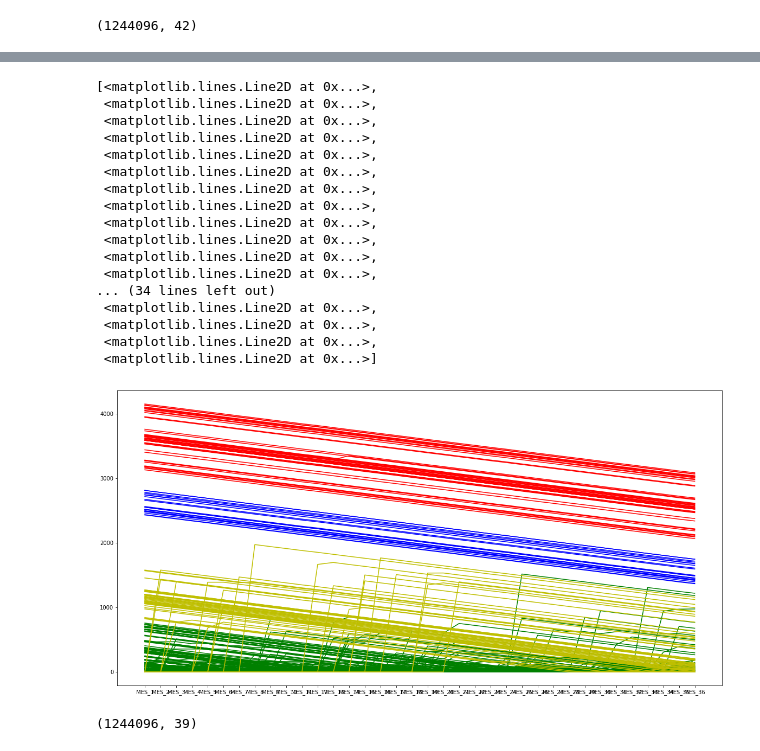
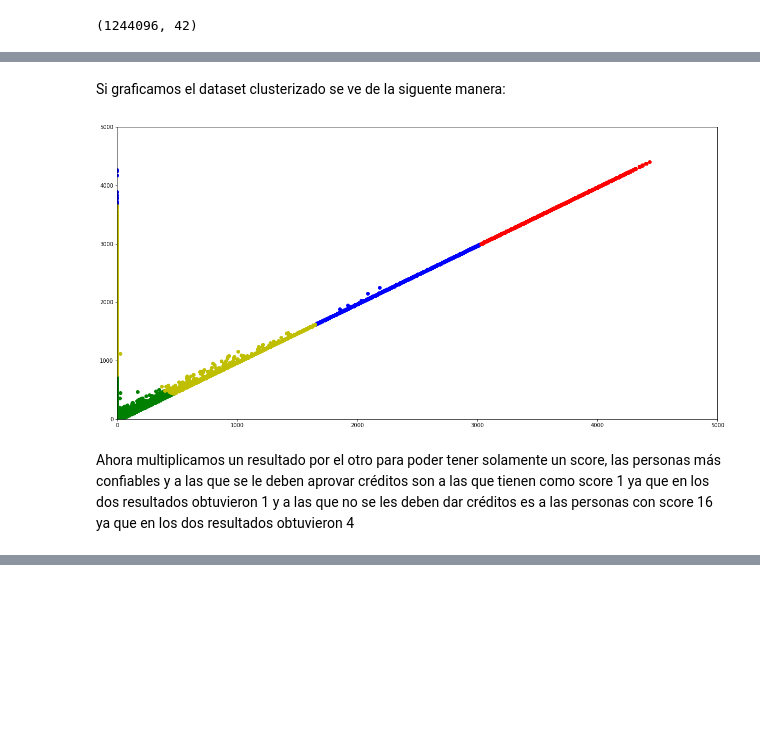
Before and after one commit to luisantonioig/financial_behavior, a Jupyter notebook: Financial Behavior.ipynb, the cells around one changed output, grey strips where cells are left out. Saved outputs shown, nothing was run; the diff lists cells and outputs as text; code cells hidden in the pictures; blank space fills up the shorter version.

```diff
--- a/Financial Behavior.ipynb
+++ b/Financial Behavior.ipynb
@@ -47,0 +132,4 @@ data["resultado"] = result
+# %%
+kmeans = KMeans(n_clusters=4, random_state=0).fit(data.iloc[:,:2])
+# %%
+result = kmeans.predict(data.iloc[:,:2])
@@ -47,0 +138,2 @@ data["resultado"] = result
+# %%
+data["resultado 2"] = result + 1
@@ -47,0 +152,14 @@ data["resultado"] = result
+# %% [markdown]
+Si graficamos el dataset clusterizado se ve de la siguente manera:
+# %%
+plt.figure(figsize=(20,10))
+plt.plot(data.iloc[:,0][(data.iloc[:,39] == 1)],data.iloc[:,1][(data.iloc[:,39] == 1)],"og")
+plt.plot(data.iloc[:,0][(data.iloc[:,39] == 2)],data.iloc[:,1][(data.iloc[:,39] == 2)],"ob")
+plt.plot(data.iloc[:,0][(data.iloc[:,39] == 3)],data.iloc[:,1][(data.iloc[:,39] == 3)],"oy")
+plt.plot(data.iloc[:,0][(data.iloc[:,39] == 4)],data.iloc[:,1][(data.iloc[:,39] == 4)],"or")
+plt.axis([0, 5000, 0, 5000])
+plt.show()
+# %% [output]
+[figure, added]
+# %% [markdown]
+Ahora multiplicamos un resultado por el otro para poder tener solamente un score, las personas más confiables y a las que se le deben aprovar créditos son a las que tienen como score 1 ya que en los dos resultados obtuvieron 1 y a las que no se les deben dar créditos es a las personas con score 16 ya que en los dos resultados obtuvieron 4
@@ -66,34 +186,3 @@ data
 | 1244095 | 0.0 | 0.0 | 0.0 | 0.0 | 0.0 | 0.0 | 0.0 | 0.0 | 0.0 | 0.0 | ... |
 | 1244096 | 0.0 | 51.0 | 0.0 | 0.0 | 0.0 | 0.0 | 0.0 | 0.0 | 0.0 | 0.0 | ... |
 1244096 rows × 39 columns
-# %%
-plt.figure(figsize=(20,10))
-plt.plot(data.iloc[2000:5000,2:38][(data.iloc[:,38] == 0)].T, color="g")
-plt.plot(data.iloc[2000:5000,2:38][(data.iloc[:,38] == 1)].T, color="b")
-plt.plot(data.iloc[2000:5000,2:38][(data.iloc[:,38] == 2)].T, color="y")
-plt.plot(data.iloc[2000:5000,2:38][(data.iloc[:,38] == 3)].T, color="r")
-# d1 = data.iloc[2000:5000,2:38][(data.iloc[:,38] == 1)].T.plot(figsize=(20,10), color='r').get_legend().remove()
-# data.iloc[2000:5000,2:38][(data.iloc[:,38] == 1)].T.plot(figsize=(20,10), color='r').get_legend().remove()
-# %% [output]
-[<matplotlib.lines.Line2D at 0x...>,
- <matplotlib.lines.Line2D at 0x...>,
- <matplotlib.lines.Line2D at 0x...>,
- <matplotlib.lines.Line2D at 0x...>,
- <matplotlib.lines.Line2D at 0x...>,
- <matplotlib.lines.Line2D at 0x...>,
- <matplotlib.lines.Line2D at 0x...>,
- <matplotlib.lines.Line2D at 0x...>,
- <matplotlib.lines.Line2D at 0x...>,
- <matplotlib.lines.Line2D at 0x...>,
- <matplotlib.lines.Line2D at 0x...>,
- <matplotlib.lines.Line2D at 0x...>,
-... (34 lines left out)
- <matplotlib.lines.Line2D at 0x...>,
- <matplotlib.lines.Line2D at 0x...>,
- <matplotlib.lines.Line2D at 0x...>,
- <matplotlib.lines.Line2D at 0x...>]
-[figure, removed]
-# %%
-data.shape
-# %% [output]
-(1244096, 39)
```
Also changed, not shown: parts of 55 cells of this notebook, 5 other files.
